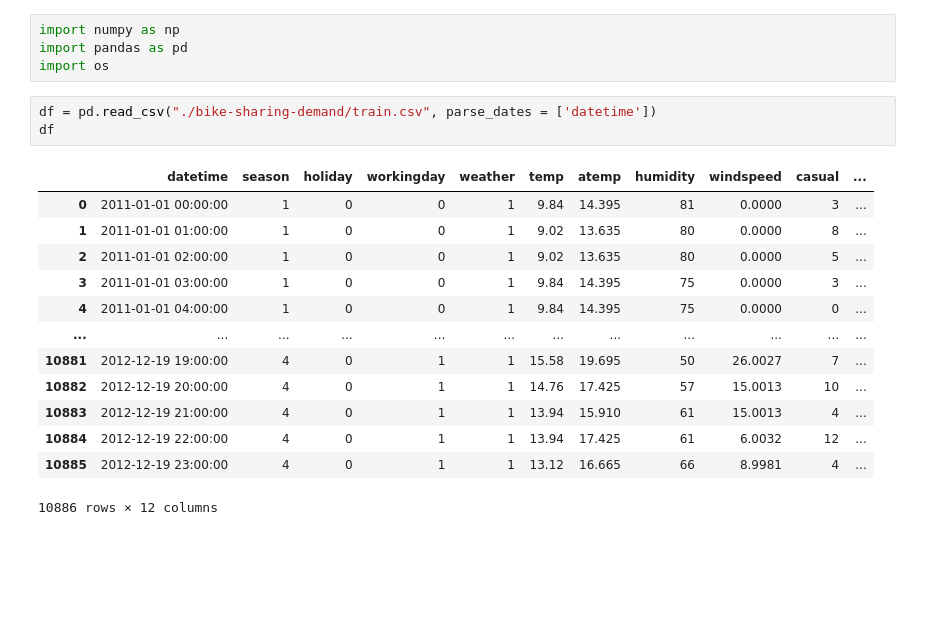
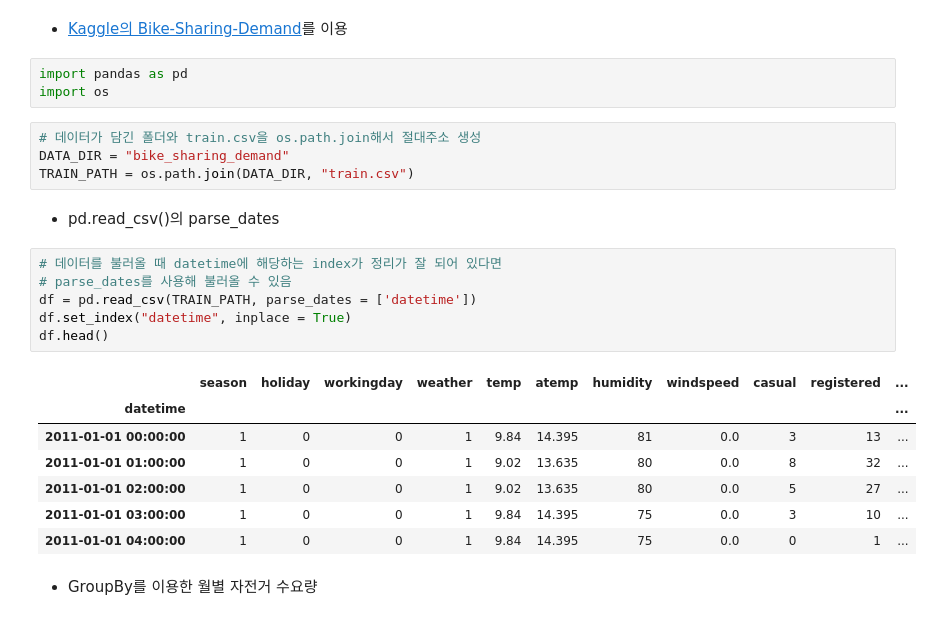
Before and after one commit to yongchoooon/TIL, a Jupyter notebook: ML/Time_Series/resampling.ipynb, the cells around one changed output. Cells and saved outputs as stored; diff of their text form; blank space fills up the shorter version.

```diff
--- a/ML/Time_Series/resampling.ipynb
+++ b/ML/Time_Series/resampling.ipynb
@@ -1,21 +7,27 @@
+# %% [markdown]
+* [Kaggle의 Bike-Sharing-Demand](https://www.kaggle.com/competitions/bike-sharing-demand/data)를 이용
 # %%
-import numpy as np
 import pandas as pd
 import os
-# %%
-df = pd.read_csv("./bike-sharing-demand/train.csv", parse_dates = ['datetime'])
-df
-# %% [output]
-|  | datetime | season | holiday | workingday | weather | temp | atemp | humidity | windspeed | casual | ... |
-| 0 | 2011-01-01 00:00:00 | 1 | 0 | 0 | 1 | 9.84 | 14.395 | 81 | 0.0000 | 3 | ... |
-| 1 | 2011-01-01 01:00:00 | 1 | 0 | 0 | 1 | 9.02 | 13.635 | 80 | 0.0000 | 8 | ... |
-| 2 | 2011-01-01 02:00:00 | 1 | 0 | 0 | 1 | 9.02 | 13.635 | 80 | 0.0000 | 5 | ... |
-| 3 | 2011-01-01 03:00:00 | 1 | 0 | 0 | 1 | 9.84 | 14.395 | 75 | 0.0000 | 3 | ... |
-| 4 | 2011-01-01 04:00:00 | 1 | 0 | 0 | 1 | 9.84 | 14.395 | 75 | 0.0000 | 0 | ... |
-| ... | ... | ... | ... | ... | ... | ... | ... | ... | ... | ... | ... |
-| 10881 | 2012-12-19 19:00:00 | 4 | 0 | 1 | 1 | 15.58 | 19.695 | 50 | 26.0027 | 7 | ... |
-| 10882 | 2012-12-19 20:00:00 | 4 | 0 | 1 | 1 | 14.76 | 17.425 | 57 | 15.0013 | 10 | ... |
-| 10883 | 2012-12-19 21:00:00 | 4 | 0 | 1 | 1 | 13.94 | 15.910 | 61 | 15.0013 | 4 | ... |
-| 10884 | 2012-12-19 22:00:00 | 4 | 0 | 1 | 1 | 13.94 | 17.425 | 61 | 6.0032 | 12 | ... |
-| 10885 | 2012-12-19 23:00:00 | 4 | 0 | 1 | 1 | 13.12 | 16.665 | 66 | 8.9981 | 4 | ... |
-10886 rows × 12 columns
+# %%
+# 데이터가 담긴 폴더와 train.csv을 os.path.join해서 절대주소 생성
+DATA_DIR = "bike_sharing_demand"
+TRAIN_PATH = os.path.join(DATA_DIR, "train.csv")
+# %% [markdown]
+* pd.read_csv()의 parse_dates
+# %%
+# 데이터를 불러올 때 datetime에 해당하는 index가 정리가 잘 되어 있다면
+# parse_dates를 사용해 불러올 수 있음
+df = pd.read_csv(TRAIN_PATH, parse_dates = ['datetime'])
+df.set_index("datetime", inplace = True)
+df.head()
+# %% [output]
+|  | season | holiday | workingday | weather | temp | atemp | humidity | windspeed | casual | registered | ... |
+| datetime |  |  |  |  |  |  |  |  |  |  | ... |
+| 2011-01-01 00:00:00 | 1 | 0 | 0 | 1 | 9.84 | 14.395 | 81 | 0.0 | 3 | 13 | ... |
+| 2011-01-01 01:00:00 | 1 | 0 | 0 | 1 | 9.02 | 13.635 | 80 | 0.0 | 8 | 32 | ... |
+| 2011-01-01 02:00:00 | 1 | 0 | 0 | 1 | 9.02 | 13.635 | 80 | 0.0 | 5 | 27 | ... |
+| 2011-01-01 03:00:00 | 1 | 0 | 0 | 1 | 9.84 | 14.395 | 75 | 0.0 | 3 | 10 | ... |
+| 2011-01-01 04:00:00 | 1 | 0 | 0 | 1 | 9.84 | 14.395 | 75 | 0.0 | 0 | 1 | ... |
+# %% [markdown]
+* GroupBy를 이용한 월별 자전거 수요량
```
Also changed, not shown: parts of 25 cells of this notebook, 6 other files.
